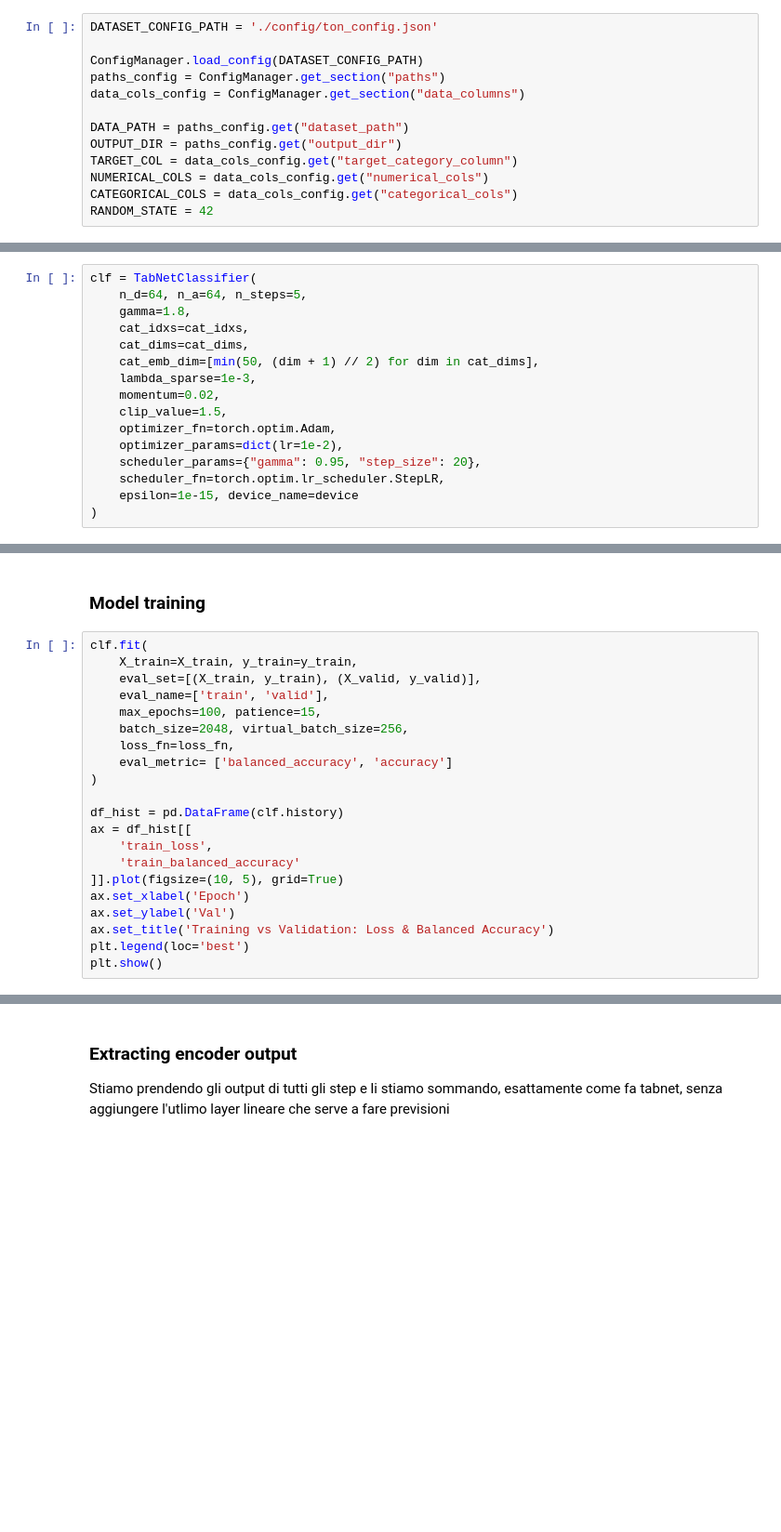
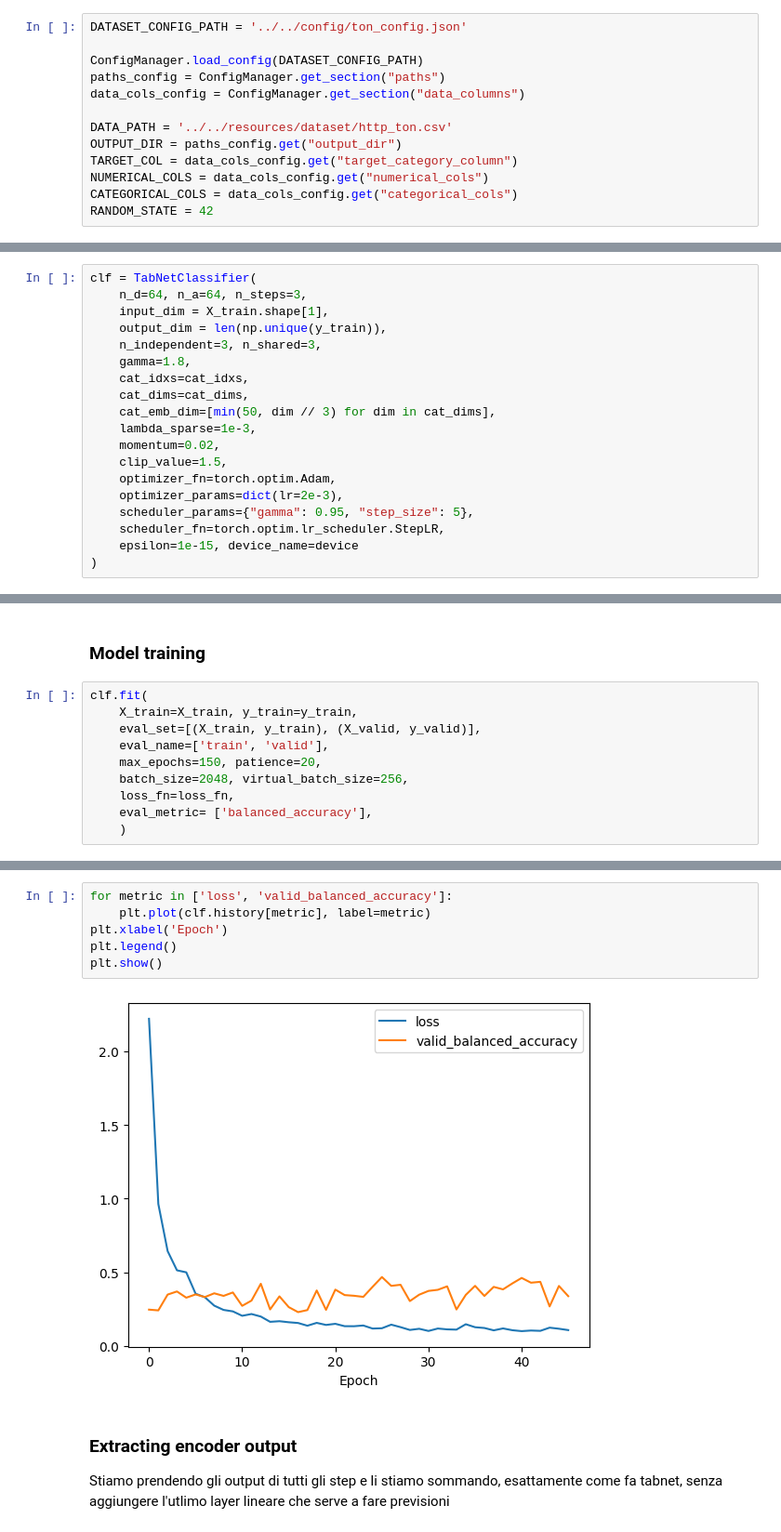
Before and after one commit to mat-riboni/neural-tabular-intrusion-detection-system, a Jupyter notebook: notebooks/ToN_http/multiclass_encoder_clustering.ipynb, the cells around one changed output, grey strips where cells are left out. Shown: that part at 93% size. Drawn from its saved outputs; the diff is of its cells as text; blank space fills up the shorter version.

Commit message:
ft transform eval

```diff
--- a/notebooks/ToN_http/multiclass_encoder_clustering.ipynb
+++ b/notebooks/ToN_http/multiclass_encoder_clustering.ipynb
@@ -19,13 +23,13 @@ import matplotlib.pyplot as plt
 # %% [markdown]
 ### Configuration
 # %%
-DATASET_CONFIG_PATH = './config/ton_config.json'
+DATASET_CONFIG_PATH = '../../config/ton_config.json'
 
 ConfigManager.load_config(DATASET_CONFIG_PATH)
 paths_config = ConfigManager.get_section("paths")
 data_cols_config = ConfigManager.get_section("data_columns")
 
-DATA_PATH = paths_config.get("dataset_path")
+DATA_PATH = '../../resources/dataset/http_ton.csv'
 OUTPUT_DIR = paths_config.get("output_dir")
 TARGET_COL = data_cols_config.get("target_category_column")
 NUMERICAL_COLS = data_cols_config.get("numerical_cols")
@@ -89,17 +104,20 @@ print(f"Unused features: {unused_feat}")
 ### Model instance
 # %%
 clf = TabNetClassifier(
-    n_d=64, n_a=64, n_steps=5,
+    n_d=64, n_a=64, n_steps=3,
+    input_dim = X_train.shape[1],
+    output_dim = len(np.unique(y_train)),
+    n_independent=3, n_shared=3,
     gamma=1.8,
     cat_idxs=cat_idxs,
     cat_dims=cat_dims,
-    cat_emb_dim=[min(50, (dim + 1) // 2) for dim in cat_dims],
+    cat_emb_dim=[min(50, dim // 3) for dim in cat_dims],
     lambda_sparse=1e-3,
     momentum=0.02,
     clip_value=1.5,
     optimizer_fn=torch.optim.Adam,
-    optimizer_params=dict(lr=1e-2),
-    scheduler_params={"gamma": 0.95, "step_size": 20},
+    optimizer_params=dict(lr=2e-3),
+    scheduler_params={"gamma": 0.95, "step_size": 5},
     scheduler_fn=torch.optim.lr_scheduler.StepLR,
     epsilon=1e-15, device_name=device
 )
@@ -129,19 +136,8 @@ clf.fit(
     X_train=X_train, y_train=y_train,
     eval_set=[(X_train, y_train), (X_valid, y_valid)],
     eval_name=['train', 'valid'],
-    max_epochs=100, patience=15,
+    max_epochs=150, patience=20,
     batch_size=2048, virtual_batch_size=256,
     loss_fn=loss_fn,
-    eval_metric= ['balanced_accuracy', 'accuracy']
-)
-
-df_hist = pd.DataFrame(clf.history)
-ax = df_hist[[
-    'train_loss',
-    'train_balanced_accuracy'
-]].plot(figsize=(10, 5), grid=True)
-ax.set_xlabel('Epoch')
-ax.set_ylabel('Val')
-ax.set_title('Training vs Validation: Loss & Balanced Accuracy')
-plt.legend(loc='best')
-plt.show()
+    eval_metric= ['balanced_accuracy'],
+    )
@@ -148,3 +159,11 @@ plt.show()
+# %%
+for metric in ['loss', 'valid_balanced_accuracy']:
+    plt.plot(clf.history[metric], label=metric)
+plt.xlabel('Epoch')
+plt.legend()
+plt.show()
+# %% [output]
+[figure, added]
 # %% [markdown]
 ### Extracting encoder output
 
```
Also changed, not shown: parts of 11 cells of this notebook, 1 other file.
